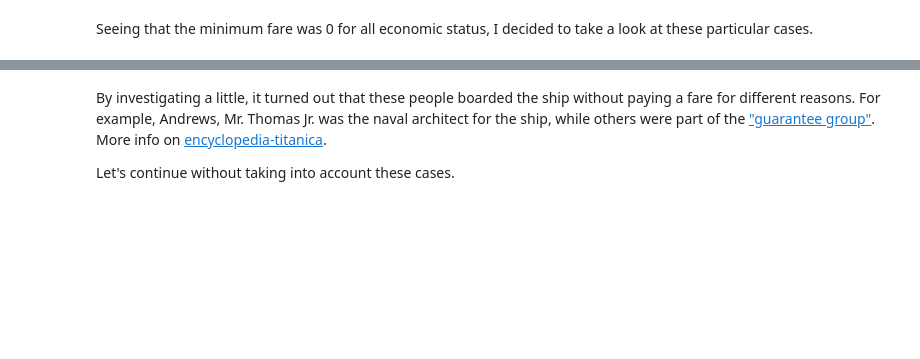
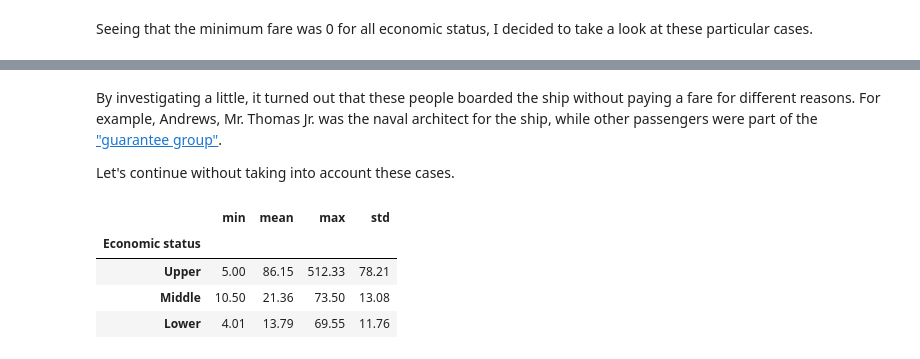
Before and after one commit to brunograssano/Titanic-ML-from-Disaster, a Jupyter notebook: ExploratoryDataAnalysis.ipynb, the cells around one changed output, grey strips where cells are left out. Saved outputs shown, nothing was run; the diff lists cells and outputs as text; code cells hidden in the pictures; blank space fills up the shorter version.

```diff
--- a/ExploratoryDataAnalysis.ipynb
+++ b/ExploratoryDataAnalysis.ipynb
@@ -356,9 +546,16 @@ titanic_df.loc[titanic_df["Fare"] == 0]
 # %% [markdown]
-By investigating a little, it turned out that these people boarded the ship without paying a fare for different reasons. For example, Andrews, Mr. Thomas Jr. was the naval architect for the ship, while others were part of the ["guarantee group"](https://www.encyclopedia-titanica.org/titanic-guarantee-group/). More info on [encyclopedia-titanica](https://www.encyclopedia-titanica.org/).
+By investigating a little, it turned out that these people boarded the ship without paying a fare for different reasons. For example, Andrews, Mr. Thomas Jr. was the naval architect for the ship, while other passengers were part of the ["guarantee group"](https://www.encyclopedia-titanica.org/titanic-guarantee-group/).
 
 
 Let's continue without taking into account these cases.
 # %%
 passengers_with_fare = titanic_df.loc[titanic_df["Fare"]>0]
-passengers_with_fare.groupby(by="Economic status")["Fare"].agg(["min","mean","max","std"]).round(2)
+fare_range_by_status = passengers_with_fare.groupby(by="Economic status")["Fare"].agg(["min","mean","max","std"]).round(2)
+fare_range_by_status
+# %% [output]
+|  | min | mean | max | std |
+| Economic status |  |  |  |  |
+| Upper | 5.00 | 86.15 | 512.33 | 78.21 |
+| Middle | 10.50 | 21.36 | 73.50 | 13.08 |
+| Lower | 4.01 | 13.79 | 69.55 | 11.76 |
 # %% [markdown]
```
Also changed, not shown: parts of 57 cells of this notebook.
